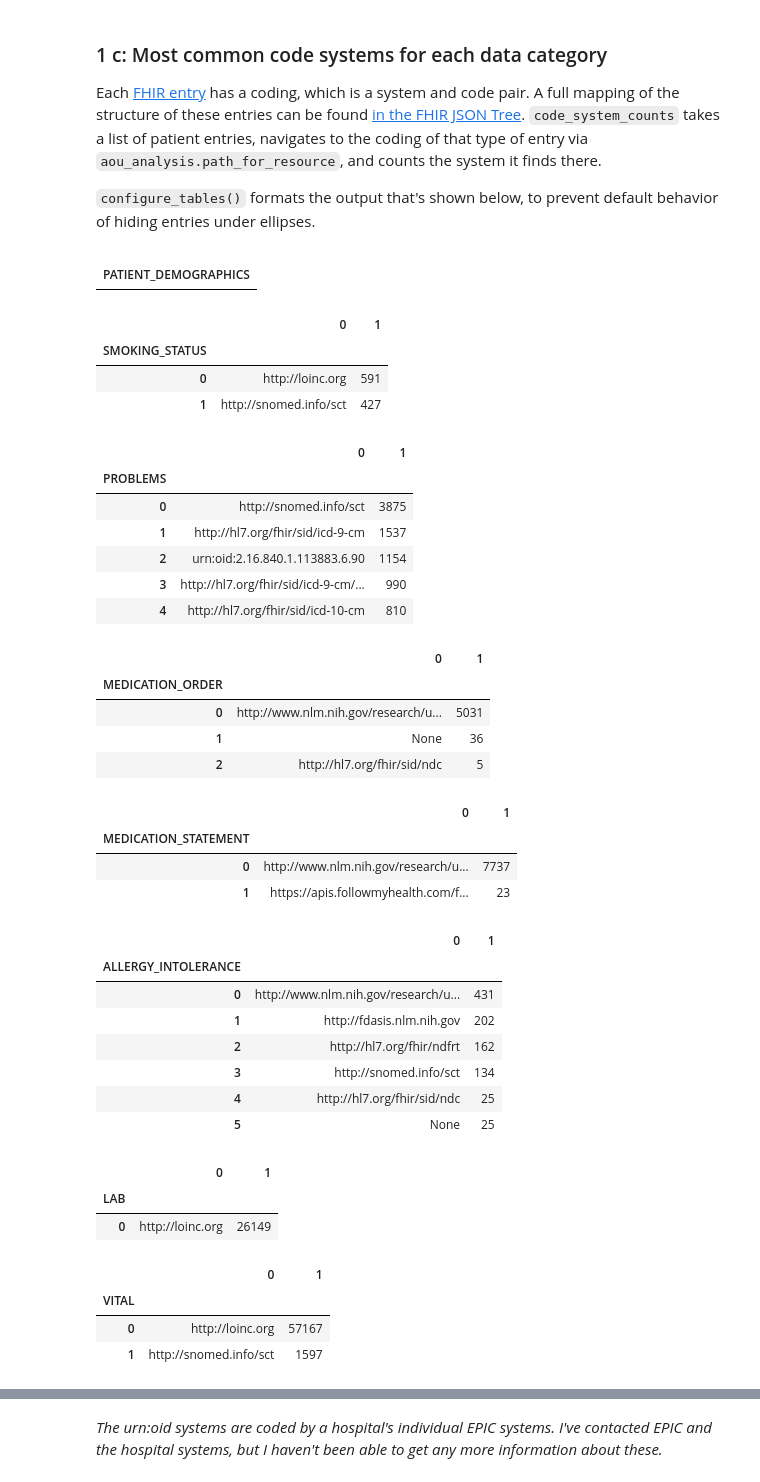
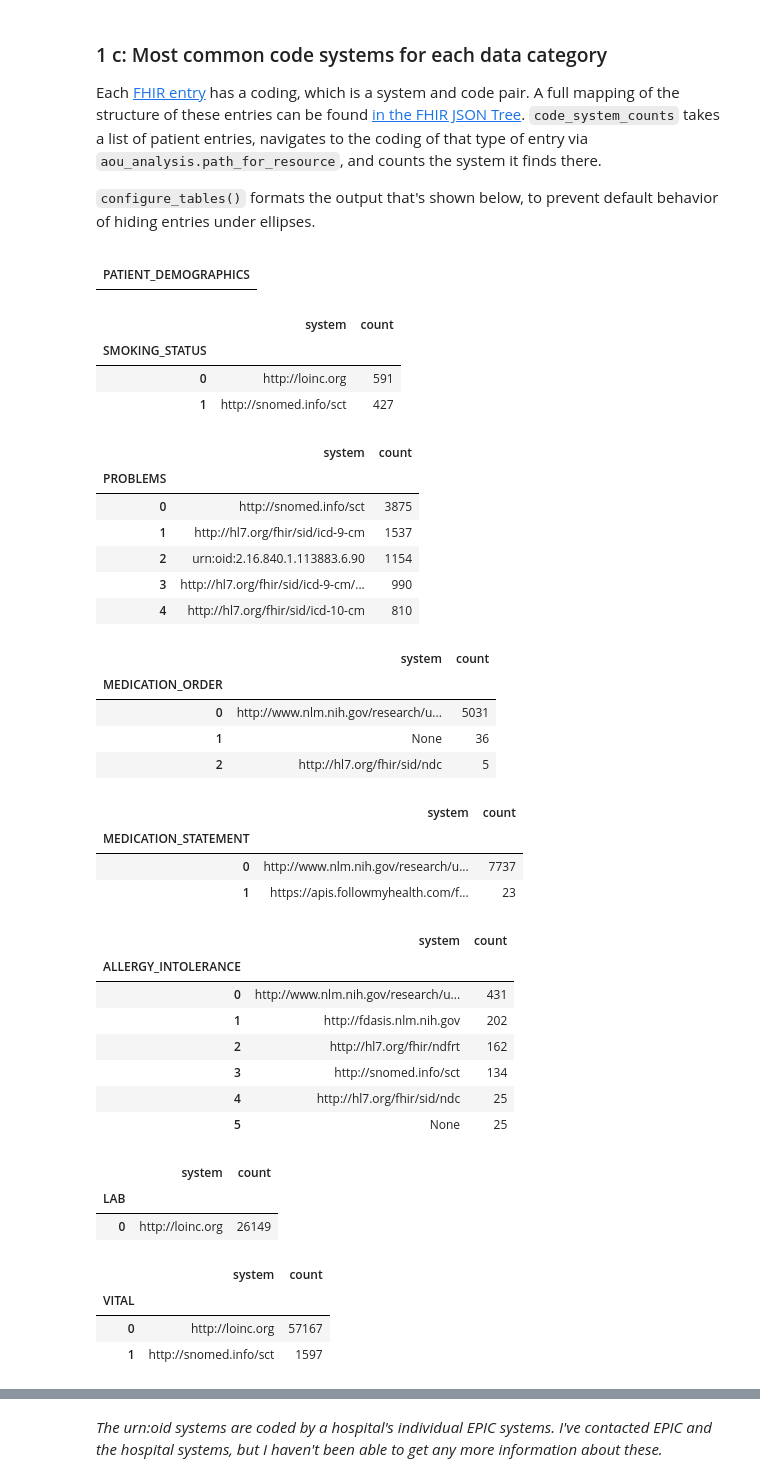
Before and after one commit to danner/omop-s4s-analysis, a Jupyter notebook: AoU_Report.ipynb, the cells around one changed output, grey strips where cells are left out. Drawn from its saved outputs; the diff is of its cells as text; code cells hidden in the pictures.

```diff
--- a/AoU_Report.ipynb
+++ b/AoU_Report.ipynb
@@ -51,35 +52,36 @@ Each [FHIR entry](https://www.hl7.org/fhir/bundle-definitions.html#Bundle.entry)
 # %%
 aou_analysis.configure_tables()
 fhir_systems = aou_analysis.code_system_counts(fhir_patients)
 for category, counter in fhir_systems.items():
     df = pd.DataFrame(counter.most_common())
-    df.index.name = category # add 'system' and 'count' headers
+    df.index.name = category
+    df.rename(columns={0:'system', 1:'count'}, inplace=True)
     display(df)
     aou_analysis.export_df(df, 'export/fhir_systems_'+category+'.csv')
 # %% [output]
 |  |
 | PATIENT_DEMOGRAPHICS |
-|  | 0 | 1 |
+|  | system | count |
 | SMOKING_STATUS |  |  |
 | 0 | http://loinc.org | 591 |
 | 1 | http://snomed.info/sct | 427 |
-|  | 0 | 1 |
+|  | system | count |
 | PROBLEMS |  |  |
 | 0 | http://snomed.info/sct | 3875 |
 | 1 | http://hl7.org/fhir/sid/icd-9-cm | 1537 |
 | 2 | urn:oid:2.16.840.1.113883.6.90 | 1154 |
 | 3 | http://hl7.org/fhir/sid/icd-9-cm/... | 990 |
 | 4 | http://hl7.org/fhir/sid/icd-10-cm | 810 |
-|  | 0 | 1 |
+|  | system | count |
 | MEDICATION_ORDER |  |  |
 | 0 | http://www.nlm.nih.gov/research/u... | 5031 |
 | 1 | None | 36 |
 | 2 | http://hl7.org/fhir/sid/ndc | 5 |
-|  | 0 | 1 |
+|  | system | count |
 | MEDICATION_STATEMENT |  |  |
 | 0 | http://www.nlm.nih.gov/research/u... | 7737 |
 | 1 | https://apis.followmyhealth.com/f... | 23 |
-|  | 0 | 1 |
+|  | system | count |
 | ALLERGY_INTOLERANCE |  |  |
 | 0 | http://www.nlm.nih.gov/research/u... | 431 |
 | 1 | http://fdasis.nlm.nih.gov | 202 |
@@ -87,10 +89,10 @@ for category, counter in fhir_systems.items():
 | 3 | http://snomed.info/sct | 134 |
 | 4 | http://hl7.org/fhir/sid/ndc | 25 |
 | 5 | None | 25 |
-|  | 0 | 1 |
+|  | system | count |
 | LAB |  |  |
 | 0 | http://loinc.org | 26149 |
-|  | 0 | 1 |
+|  | system | count |
 | VITAL |  |  |
 | 0 | http://loinc.org | 57167 |
 | 1 | http://snomed.info/sct | 1597 |
```
Also changed, not shown: parts of 9 cells of this notebook, 1 other file.
